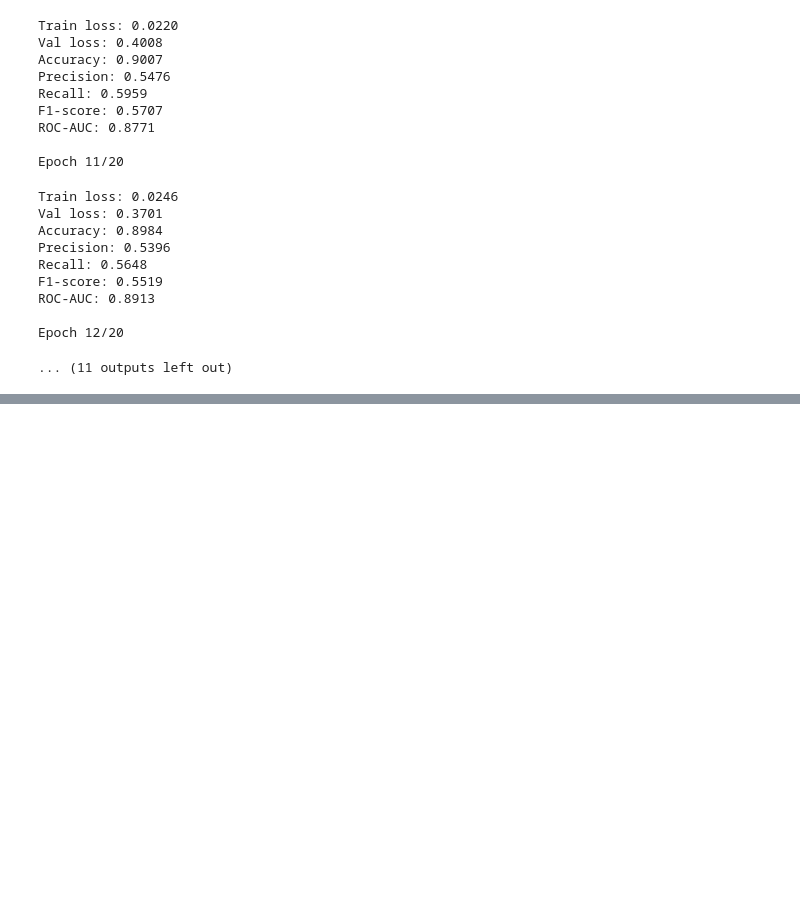
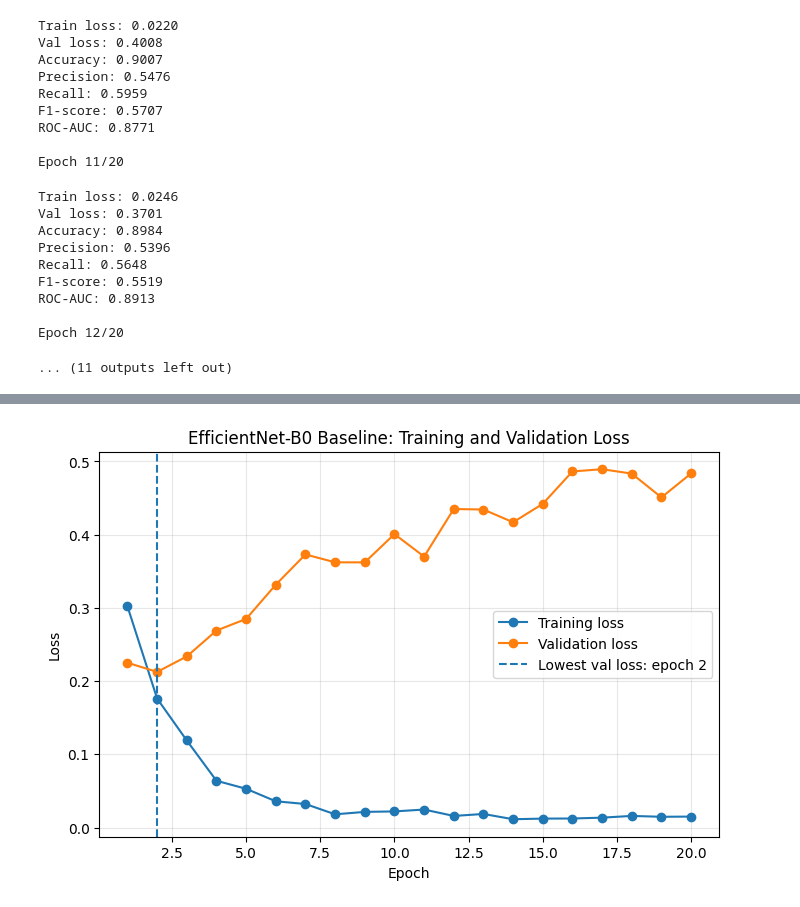
Before and after one commit to zone2233/bachelor-thesis-melanoma-augmentation, a Jupyter notebook: notebooks/01_baseline_efficientnet.ipynb, the cells around one changed output, grey strips where cells are left out. Cells and saved outputs as stored; diff of their text form; code cells hidden in the pictures; blank space fills up the shorter version.

Commit message:
added some figures

```diff
--- a/notebooks/01_baseline_efficientnet.ipynb
+++ b/notebooks/01_baseline_efficientnet.ipynb
@@ -617,3 +616,88 @@ Confusion matrix:
  [  58  111]]
 |  | experiment | model | test_loss | accuracy | precision | recall | f1 | roc_auc | true_negatives | ... |
 | 0 | E1_real_imbalanced_baseline | EfficientNet-B0 | 0.271243 | 0.904171 | 0.497758 | 0.656805 | 0.566327 | 0.888687 | 1493 | ... |
+# %%
+import pandas as pd
+import matplotlib.pyplot as plt
+from pathlib import Path
+
+# Load saved training history
+HISTORY_PATH = "/content/drive/MyDrive/bachelor_thesis_data/results/tables/efficientnet_b0_baseline_training_history.csv"
+
+history_df = pd.read_csv(HISTORY_PATH)
+
+display(history_df)
+
+# Find best epoch according to validation loss
+best_val_loss_idx = history_df["val_loss"].idxmin()
+best_val_loss_epoch = int(history_df.loc[best_val_loss_idx, "epoch"])
+best_val_loss = history_df.loc[best_val_loss_idx, "val_loss"]
+
+# Find best epoch according to validation F1-score
+best_f1_idx = history_df["f1"].idxmax()
+best_f1_epoch = int(history_df.loc[best_f1_idx, "epoch"])
+best_f1 = history_df.loc[best_f1_idx, "f1"]
+
+print("Lowest validation loss:")
+print(f"Epoch {best_val_loss_epoch}, val_loss = {best_val_loss:.4f}")
+
+print("\nHighest validation F1-score:")
+print(f"Epoch {best_f1_epoch}, F1 = {best_f1:.4f}")
+
+# Create figure directory
+FIGURE_DIR = Path("/content/drive/MyDrive/bachelor_thesis_data/results/figures")
+FIGURE_DIR.mkdir(parents=True, exist_ok=True)
+
+# Plot training and validation loss
+plt.figure(figsize=(8, 5))
+
+plt.plot(history_df["epoch"], history_df["train_loss"], marker="o", label="Training loss")
+plt.plot(history_df["epoch"], history_df["val_loss"], marker="o", label="Validation loss")
+
+plt.axvline(
+    best_val_loss_epoch,
+    linestyle="--",
+    label=f"Lowest val loss: epoch {best_val_loss_epoch}"
+)
+
+plt.xlabel("Epoch")
+plt.ylabel("Loss")
+plt.title("EfficientNet-B0 Baseline: Training and Validation Loss")
+plt.legend()
+plt.grid(True, alpha=0.3)
+
+plt.savefig(
+    FIGURE_DIR / "efficientnet_b0_baseline_loss_curve.png",
+    dpi=300,
+    bbox_inches="tight"
+)
+
+plt.show()
+
+# Plot validation metrics
+plt.figure(figsize=(8, 5))
+
+plt.plot(history_df["epoch"], history_df["f1"], marker="o", label="Validation F1-score")
+plt.plot(history_df["epoch"], history_df["recall"], marker="o", label="Validation recall")
+plt.plot(history_df["epoch"], history_df["precision"], marker="o", label="Validation precision")
+
+plt.axvline(
+    best_f1_epoch,
+    linestyle="--",
+    label=f"Best F1: epoch {best_f1_epoch}"
+)
+
+plt.xlabel("Epoch")
+plt.ylabel("Score")
+plt.title("EfficientNet-B0 Baseline: Validation Metrics")
+plt.legend()
+plt.grid(True, alpha=0.3)
+
+plt.savefig(
+    FIGURE_DIR / "efficientnet_b0_baseline_validation_metrics.png",
+    dpi=300,
+    bbox_inches="tight"
+)
+
+plt.show()
+# %% [output]
@@ -619,0 +726 @@ Confusion matrix:
+[figure, added]
```
Also changed, not shown: parts of 6 cells of this notebook, 2 other files.
